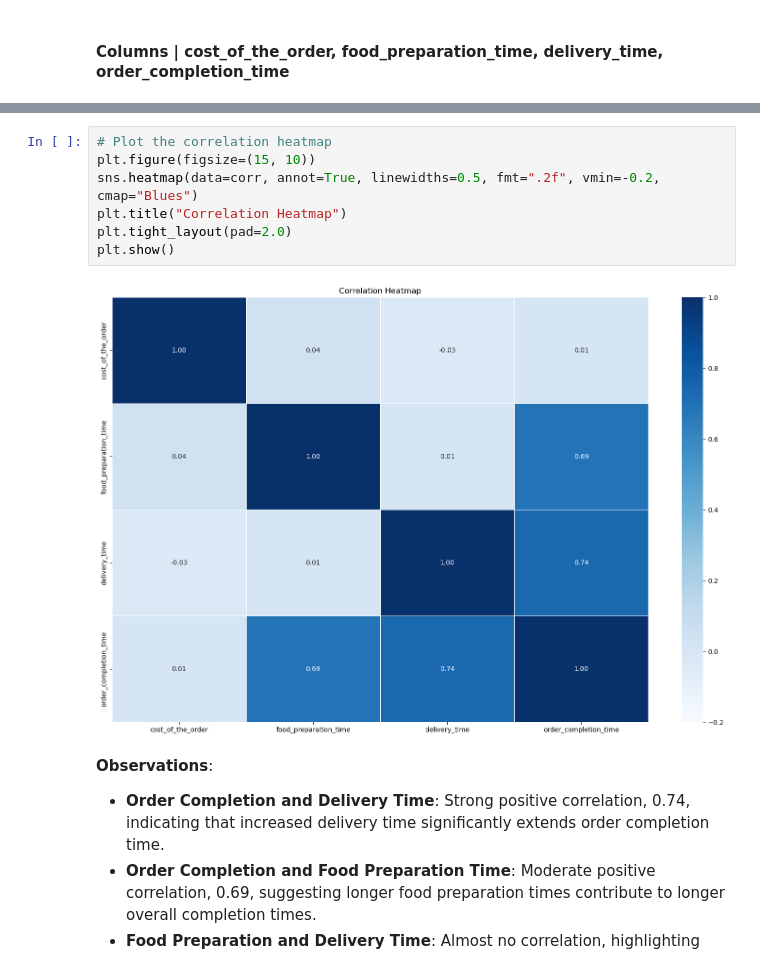
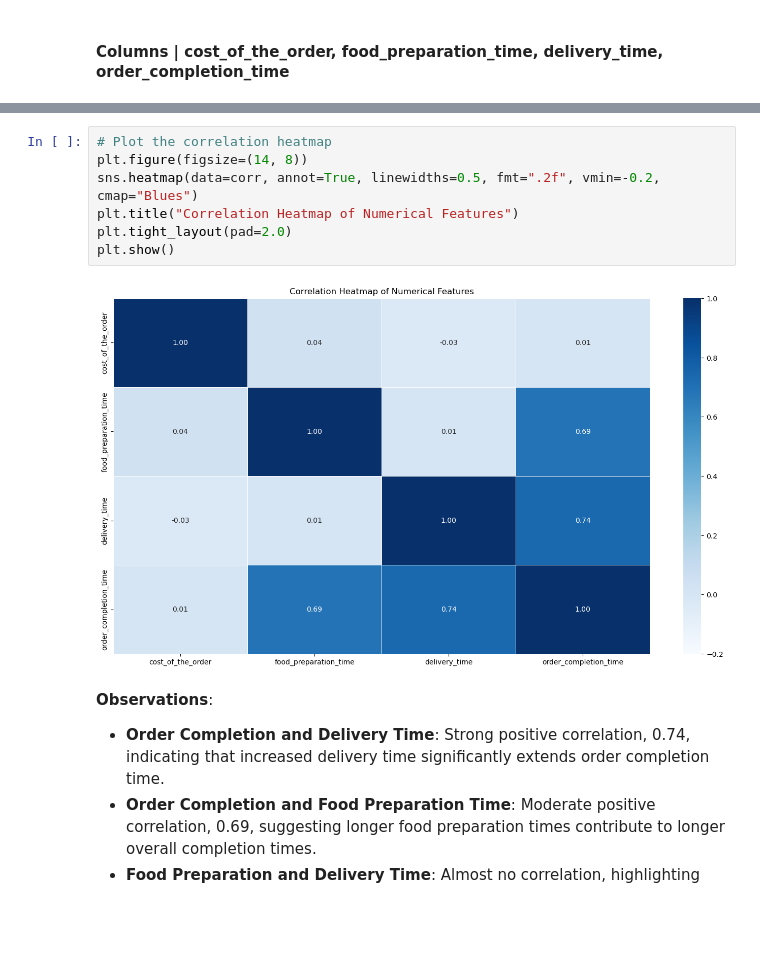
Before and after one commit to tmoesl/customer-demand-analysis, a Jupyter notebook: notebooks/customer-demand-analysis.ipynb, the cells around one changed output, grey strips where cells are left out. Cells and saved outputs as stored; diff of their text form; blank space fills up the shorter version.

```diff
--- a/notebooks/customer-demand-analysis.ipynb
+++ b/notebooks/customer-demand-analysis.ipynb
@@ -1325,13 +1325,13 @@ display(corr_df)
 | 3 | order_completion_time | 0.01 | 0.69 | 0.74 | 1.00 |
 # %%
 # Plot the correlation heatmap
-plt.figure(figsize=(15, 10))
+plt.figure(figsize=(14, 8))
 sns.heatmap(data=corr, annot=True, linewidths=0.5, fmt=".2f", vmin=-0.2, cmap="Blues")
-plt.title("Correlation Heatmap")
+plt.title("Correlation Heatmap of Numerical Features")
 plt.tight_layout(pad=2.0)
 plt.show()
 # %% [output]
-[figure, old version]
+[figure, new version]
 # %% [markdown]
 **Observations**:
 - **Order Completion and Delivery Time**: Strong positive correlation, 0.74, indicating that increased delivery time significantly extends order completion time.
```
Also changed, not shown: parts of 20 cells of this notebook.
